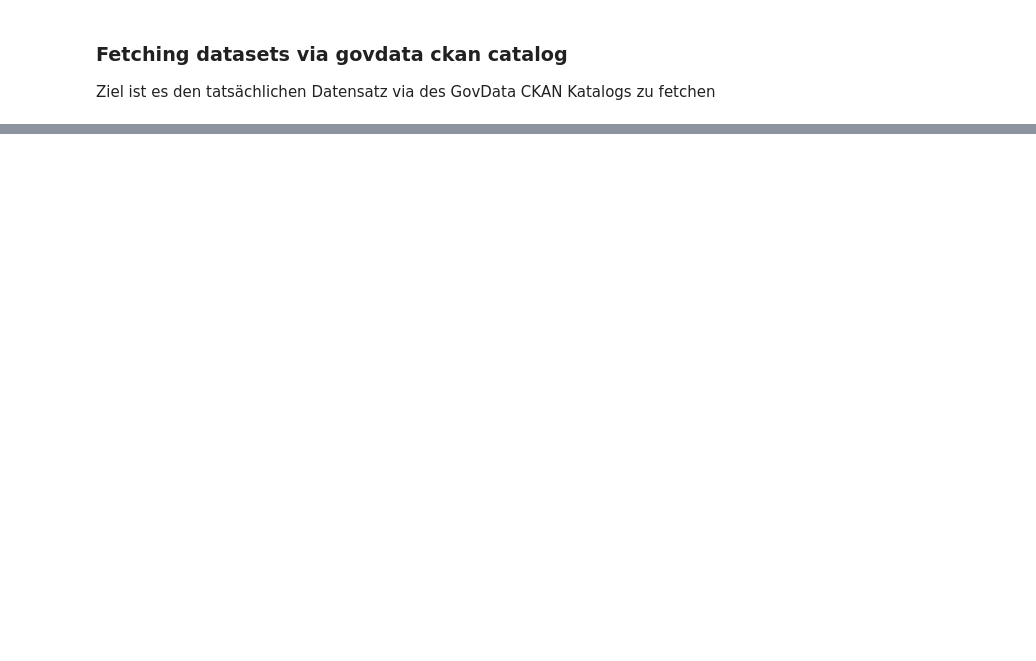
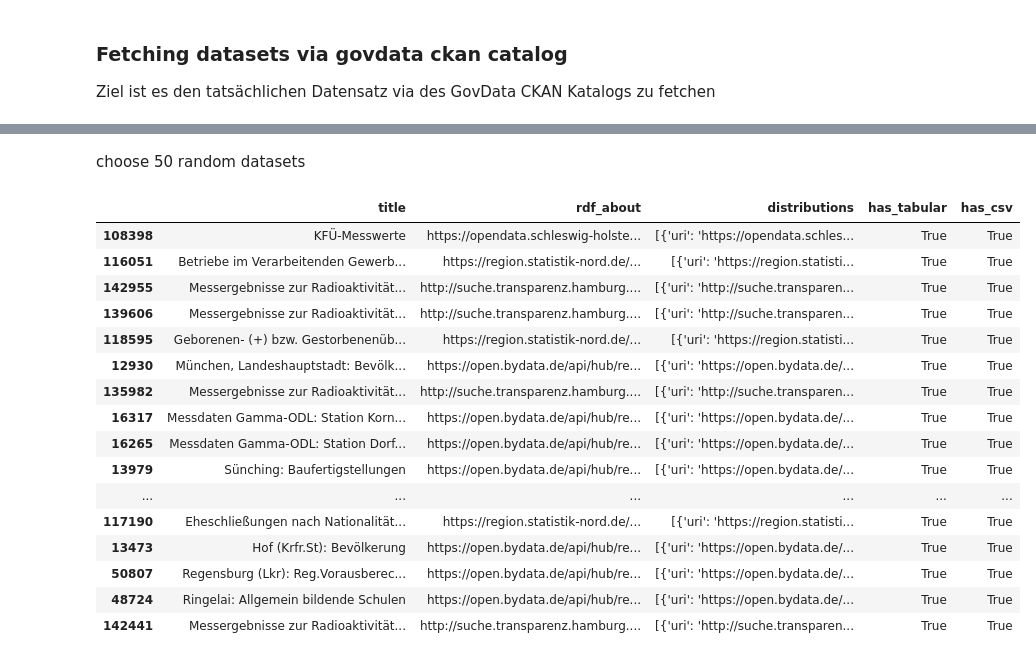
Before and after one commit to LarsBuergerr/master_thesis_prototype, a Jupyter notebook: playground/notebooks/04_fetch_dataset.ipynb, the cells around one changed output, grey strips where cells are left out. Saved outputs shown, nothing was run; the diff lists cells and outputs as text; code cells hidden in the pictures; blank space fills up the shorter version.

Commit message:
adds script to randomly fetch datasets and the corresponding metadata

```diff
--- a/playground/notebooks/04_fetch_dataset.ipynb
+++ b/playground/notebooks/04_fetch_dataset.ipynb
@@ -62,0 +9,5 @@ KeyboardInterrupt:
+# %%
+for x in df.distributions[:20]:
+    print(x)
+    print(len(x))
+    print(type(x))
@@ -62,0 +40,3 @@ KeyboardInterrupt:
+# %%
+import ast
+df['distributions'] = df['distributions'].apply(lambda x: ast.literal_eval(x) if pd.notnull(x) else [])
@@ -62,0 +117,13 @@ KeyboardInterrupt:
+# %%
+def has_tabular(distributions):
+    for dist in distributions:
+        if not isinstance(dist, dict):
+            continue
+        media_type = dist.get("media_type")
+        if media_type in tabular_media_types:
+            return True
+    return False
+
+
+df['has_tabular'] = df['distributions'].apply(has_tabular)
+df["has_tabular"]
@@ -62,0 +143,17 @@ KeyboardInterrupt:
+# %%
+def has_csv(distributions):
+    for dist in distributions:
+        if not isinstance(dist, dict):
+            continue
+        media_type = dist.get("media_type")
+        if media_type in csv_media_types:
+            return True
+    return False
+
+df['has_csv'] = df['distributions'].apply(has_csv)
+df["has_csv"]
+
+
+df.query("has_csv == True")
+
+df['distributions'][0]
@@ -62,0 +167,24 @@ KeyboardInterrupt:
+# %% [markdown]
+choose 50 random datasets
+# %%
+df_csv_samples = df.query("has_csv == True").sample(50, random_state=42)
+
+df_csv_samples
+# %% [output]
+|  | title | rdf_about | distributions | has_tabular | has_csv |
+| 108398 | KFÜ-Messwerte | https://opendata.schleswig-holste... | [{'uri': 'https://opendata.schles... | True | True |
+| 116051 | Betriebe im Verarbeitenden Gewerb... | https://region.statistik-nord.de/... | [{'uri': 'https://region.statisti... | True | True |
+| 142955 | Messergebnisse zur Radioaktivität... | http://suche.transparenz.hamburg.... | [{'uri': 'http://suche.transparen... | True | True |
+| 139606 | Messergebnisse zur Radioaktivität... | http://suche.transparenz.hamburg.... | [{'uri': 'http://suche.transparen... | True | True |
+| 118595 | Geborenen- (+) bzw. Gestorbenenüb... | https://region.statistik-nord.de/... | [{'uri': 'https://region.statisti... | True | True |
+| 12930 | München, Landeshauptstadt: Bevölk... | https://open.bydata.de/api/hub/re... | [{'uri': 'https://open.bydata.de/... | True | True |
+| 135982 | Messergebnisse zur Radioaktivität... | http://suche.transparenz.hamburg.... | [{'uri': 'http://suche.transparen... | True | True |
+| 16317 | Messdaten Gamma-ODL: Station Korn... | https://open.bydata.de/api/hub/re... | [{'uri': 'https://open.bydata.de/... | True | True |
+| 16265 | Messdaten Gamma-ODL: Station Dorf... | https://open.bydata.de/api/hub/re... | [{'uri': 'https://open.bydata.de/... | True | True |
+| 13979 | Sünching: Baufertigstellungen | https://open.bydata.de/api/hub/re... | [{'uri': 'https://open.bydata.de/... | True | True |
+| ... | ... | ... | ... | ... | ... |
+| 117190 | Eheschließungen nach Nationalität... | https://region.statistik-nord.de/... | [{'uri': 'https://region.statisti... | True | True |
+| 13473 | Hof (Krfr.St): Bevölkerung | https://open.bydata.de/api/hub/re... | [{'uri': 'https://open.bydata.de/... | True | True |
+| 50807 | Regensburg (Lkr): Reg.Vorausberec... | https://open.bydata.de/api/hub/re... | [{'uri': 'https://open.bydata.de/... | True | True |
+| 48724 | Ringelai: Allgemein bildende Schulen | https://open.bydata.de/api/hub/re... | [{'uri': 'https://open.bydata.de/... | True | True |
+| 142441 | Messergebnisse zur Radioaktivität... | http://suche.transparenz.hamburg.... | [{'uri': 'http://suche.transparen... | True | True |
```
Also changed, not shown: parts of 14 cells of this notebook, 53 other files.
